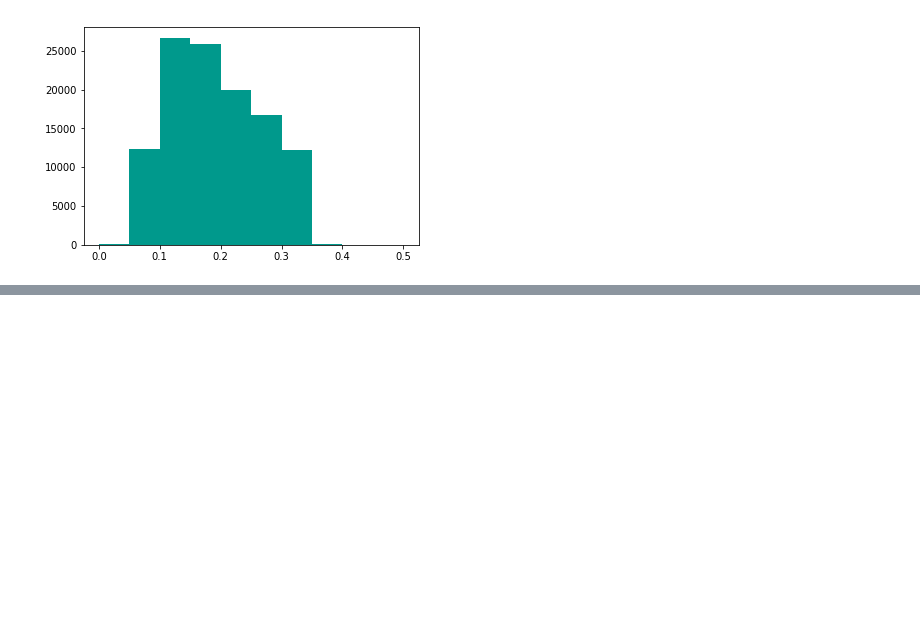
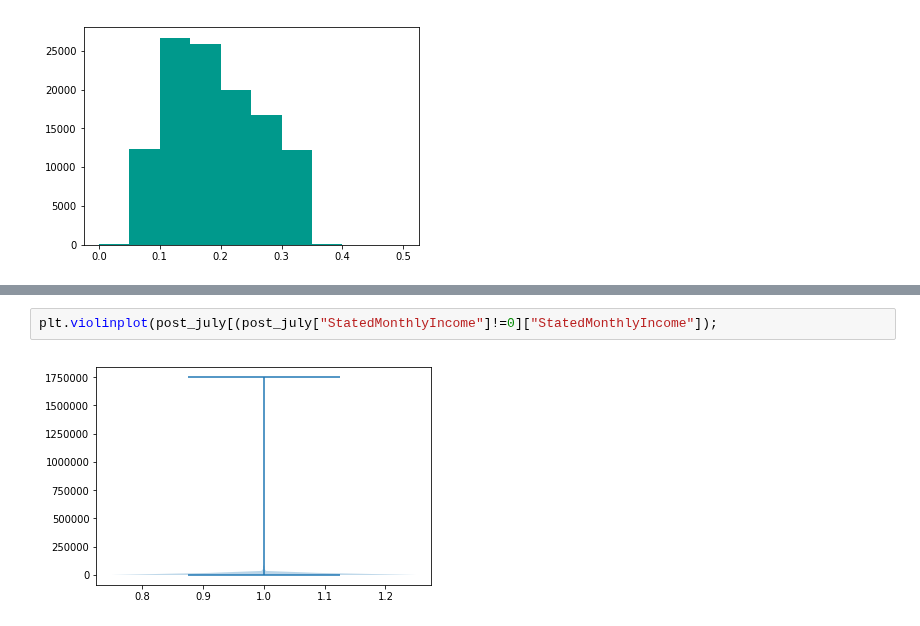
Before and after one commit to jovanmedfordDataAnalyst/loan-data-from-prosper, a Jupyter notebook: loan-analysis.ipynb, the cells around one changed output, grey strips where cells are left out. Cells and saved outputs as stored; diff of their text form; blank space fills up the shorter version.

```diff
--- a/loan-analysis.ipynb
+++ b/loan-analysis.ipynb
@@ -233,0 +236,4 @@ plt.hist(loans['StatedMonthlyIncome'], bins = 1000);
+# %%
+plt.violinplot(post_july[(post_july["StatedMonthlyIncome"]!=0]["StatedMonthlyIncome"]);
+# %% [output]
+[figure, added]
```
Also changed, not shown: parts of 6 cells of this notebook.
